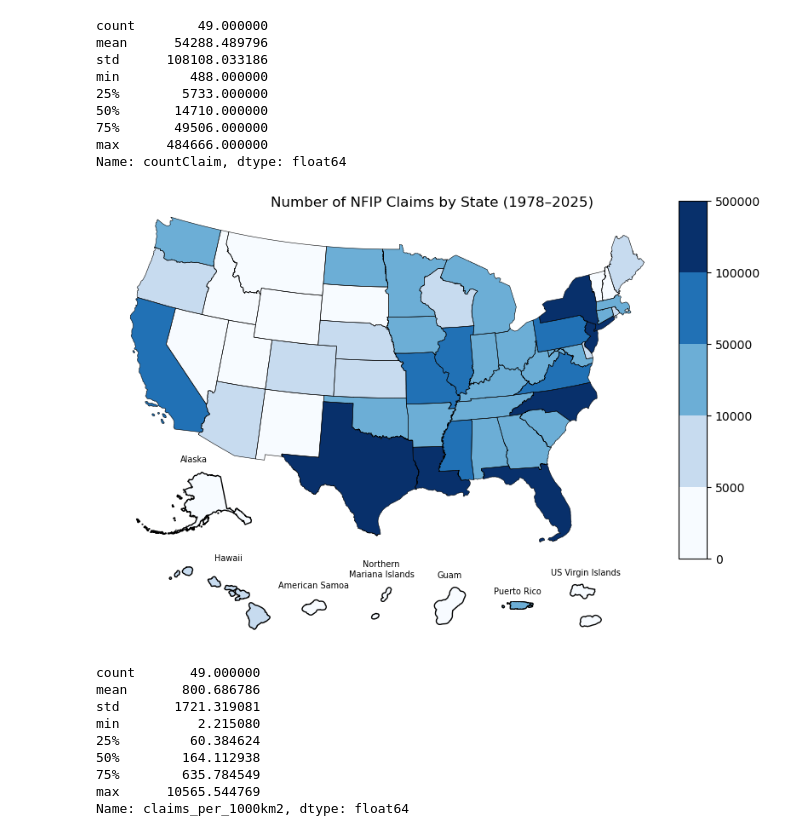
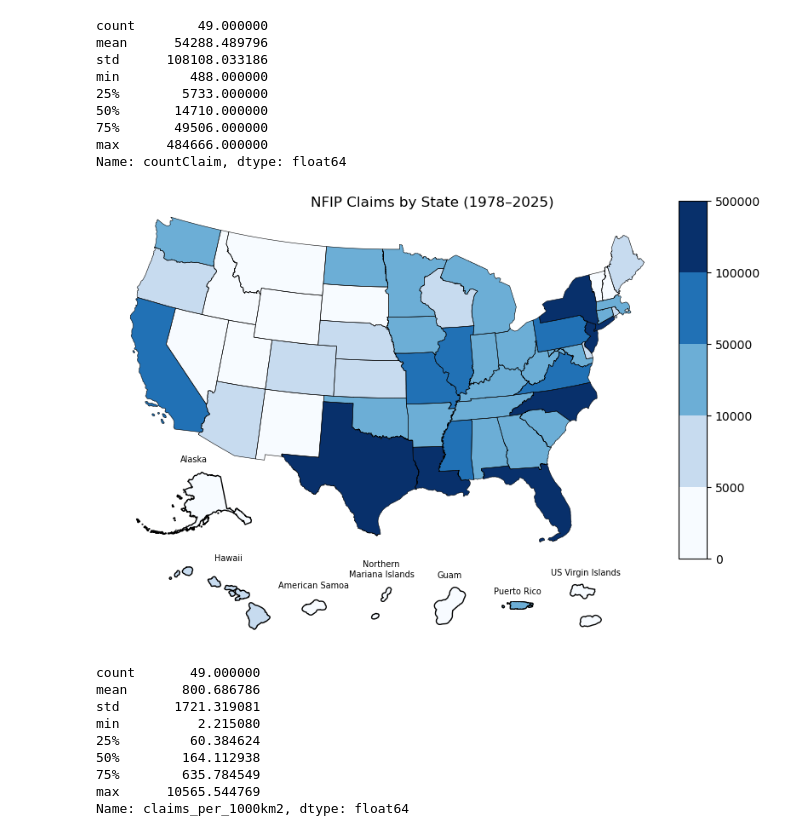
Before and after one commit to mebauer/duckdb-fema-nfip, a Jupyter notebook: figures.ipynb, the cells around one changed output. Cells and saved outputs as stored; diff of their text form; code cells hidden in the pictures.

```diff
--- a/figures.ipynb
+++ b/figures.ipynb
@@ -759,35 +759,35 @@ pr = fig.add_axes([.60, 0.1, 0.05, 0.1])
 vi = fig.add_axes([.70, 0.1, 0.05, 0.1])
 
 # plot non-conus states
 plot_states('02', 3338, alaska, 'Alaska')
 plot_states('15', 3760, hawaii, 'Hawaii')
 plot_states('60', 3102, ams, 'American Samoa')
 plot_states('69', 3993, mp, 'Northern\nMariana Islands')
 plot_states('66', 3993, gu, 'Guam')
 plot_states('72', 4326, pr, 'Puerto Rico')
 plot_states('78', 3991, vi, 'US Virgin Islands')
 
 # axis aesthetics
 ax.axis('off')
 ams.axis('off')
 ams.set_xlim(left=150_000, right=350_000)
 ams.set_ylim(bottom=250_000, top=375_000)
 gu.axis('off')
 mp.axis('off')
 mp.set_ylim(bottom=None, top=275_000)
 pr.axis('off')
 vi.axis('off')
 hawaii.axis('off')
 hawaii.set_xlim(700_000)
 hawaii.set_ylim(bottom=None, top=1_000_000)
 hawaii.set_title('Hawaii', y=.7, fontsize=7)
 alaska.axis('off')
 
-fig.suptitle('Number of NFIP Claims by State (1978–2025)', y=.75)
+fig.suptitle('NFIP Claims by State (1978–2025)', y=.75)
 fig.tight_layout()
 fig.savefig('figures/count-claims-map.png', dpi=200, bbox_inches='tight')
 # %% [output]
-[figure, old version]
+[figure, new version]
 # %%
 # identify bounds of map
 conus_gdf['claims_per_1000km2'].describe()
```
Also changed, not shown: parts of 4 cells of this notebook, 2 other files.
